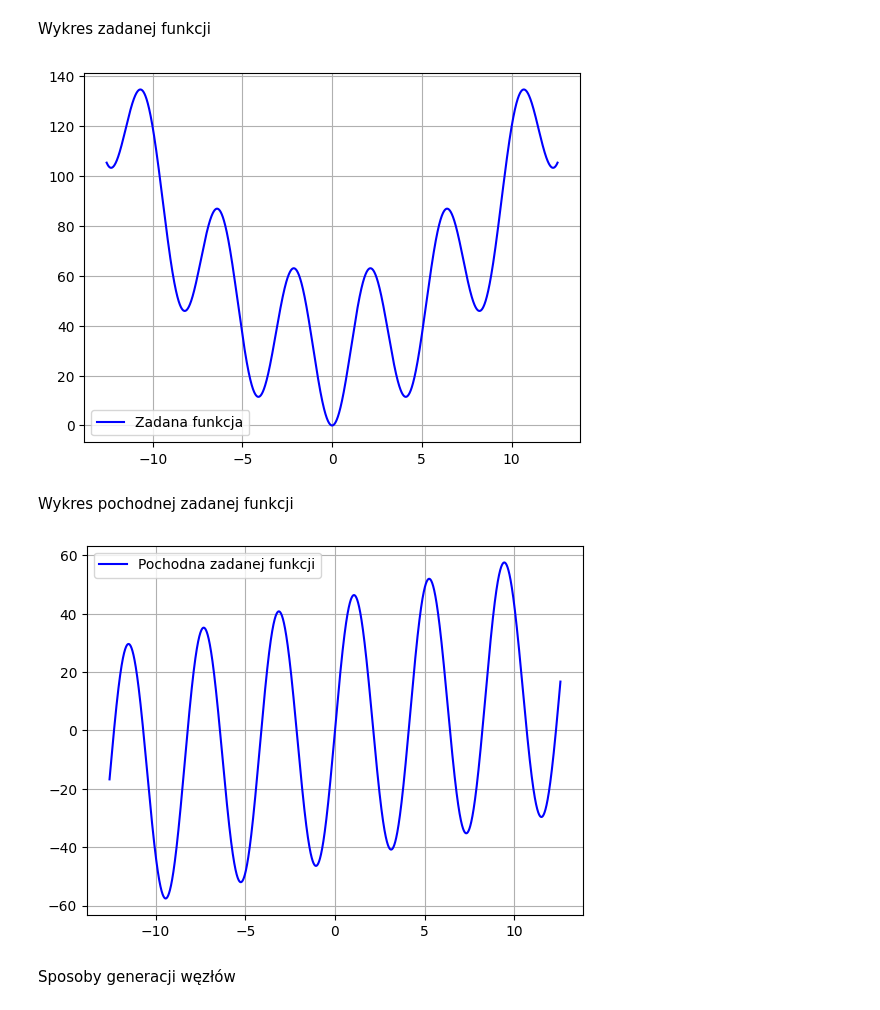
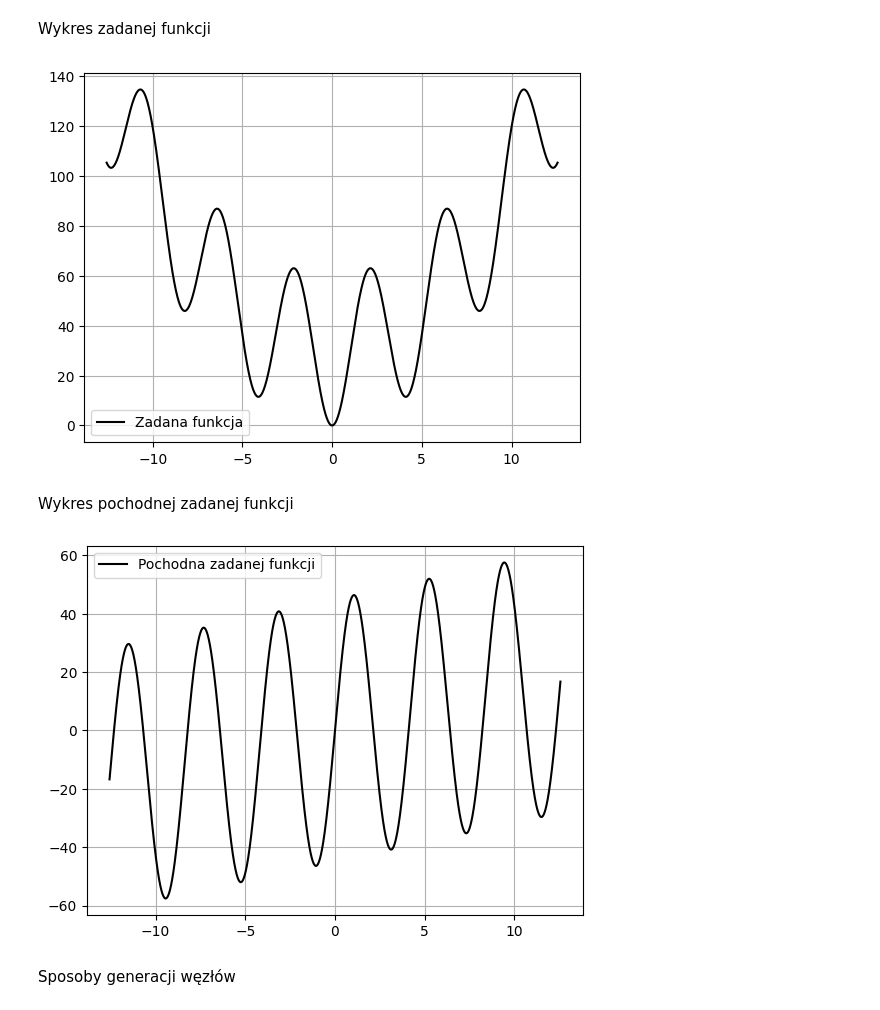
Before and after one commit to JakubFr4czek/MOwNiT, a Jupyter notebook: lab4c/fraczek_4c.ipynb, the cells around one changed output. Cells and saved outputs as stored; diff of their text form; code cells hidden in the pictures.

```diff
--- a/lab4c/fraczek_4c.ipynb
+++ b/lab4c/fraczek_4c.ipynb
@@ -37,15 +37,15 @@ def plot_function(func, range_a, range_b, title, color):
 # %% [markdown]
 Wykres zadanej funkcji
 # %%
-plot_function(f, f_range_a, f_range_b, "Zadana funkcja", "blue")
+plot_function(f, f_range_a, f_range_b, "Zadana funkcja", "black")
 # %% [output]
-[figure, old version]
+[figure, new version]
 # %% [markdown]
 Wykres pochodnej zadanej funkcji
 # %%
-plot_function(g, f_range_a, f_range_b, "Pochodna zadanej funkcji", "blue")
+plot_function(g, f_range_a, f_range_b, "Pochodna zadanej funkcji", "black")
 # %% [output]
-[figure, old version]
+[figure, new version]
 # %% [markdown]
 Sposoby generacji węzłów
 # %% [markdown]
```
Also changed, not shown: parts of 10 cells of this notebook, 4 other files.
